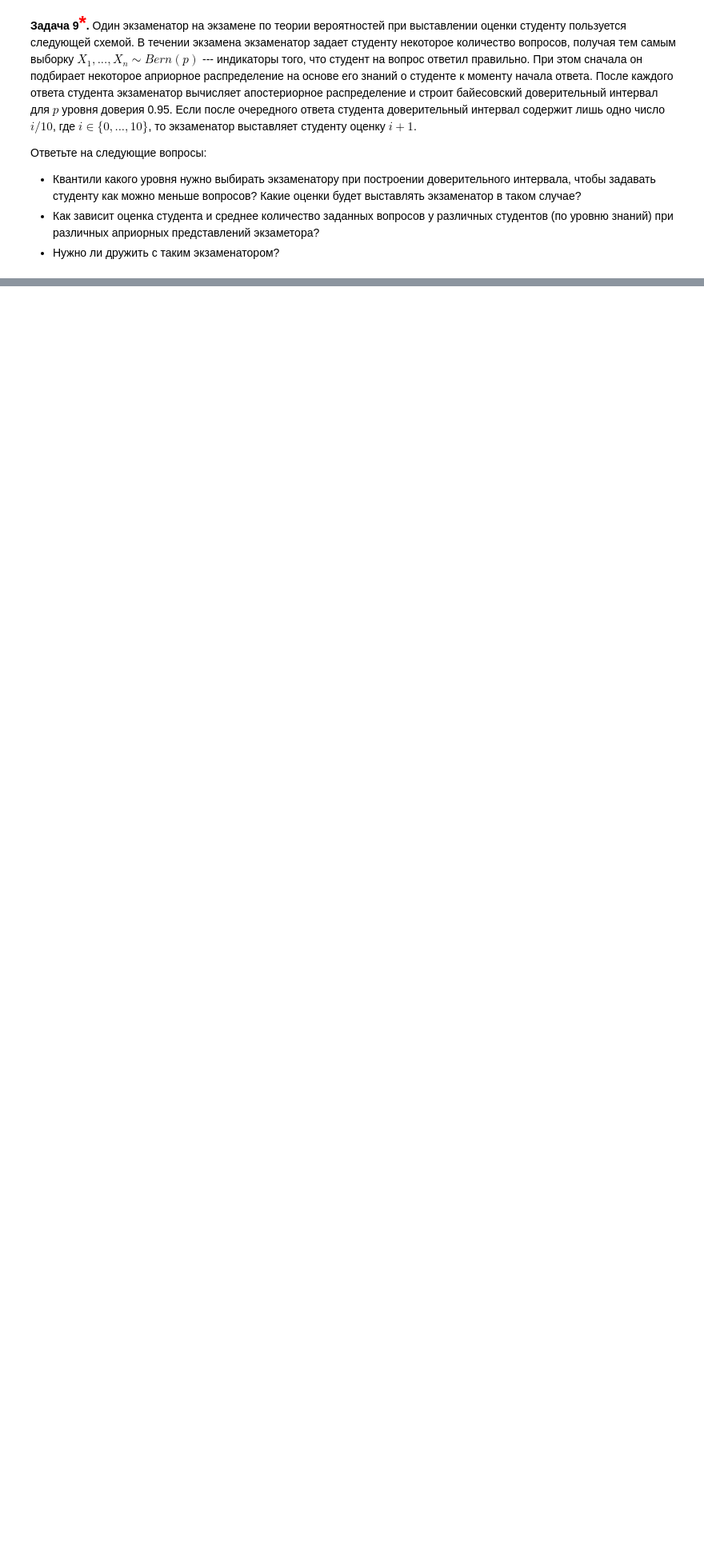
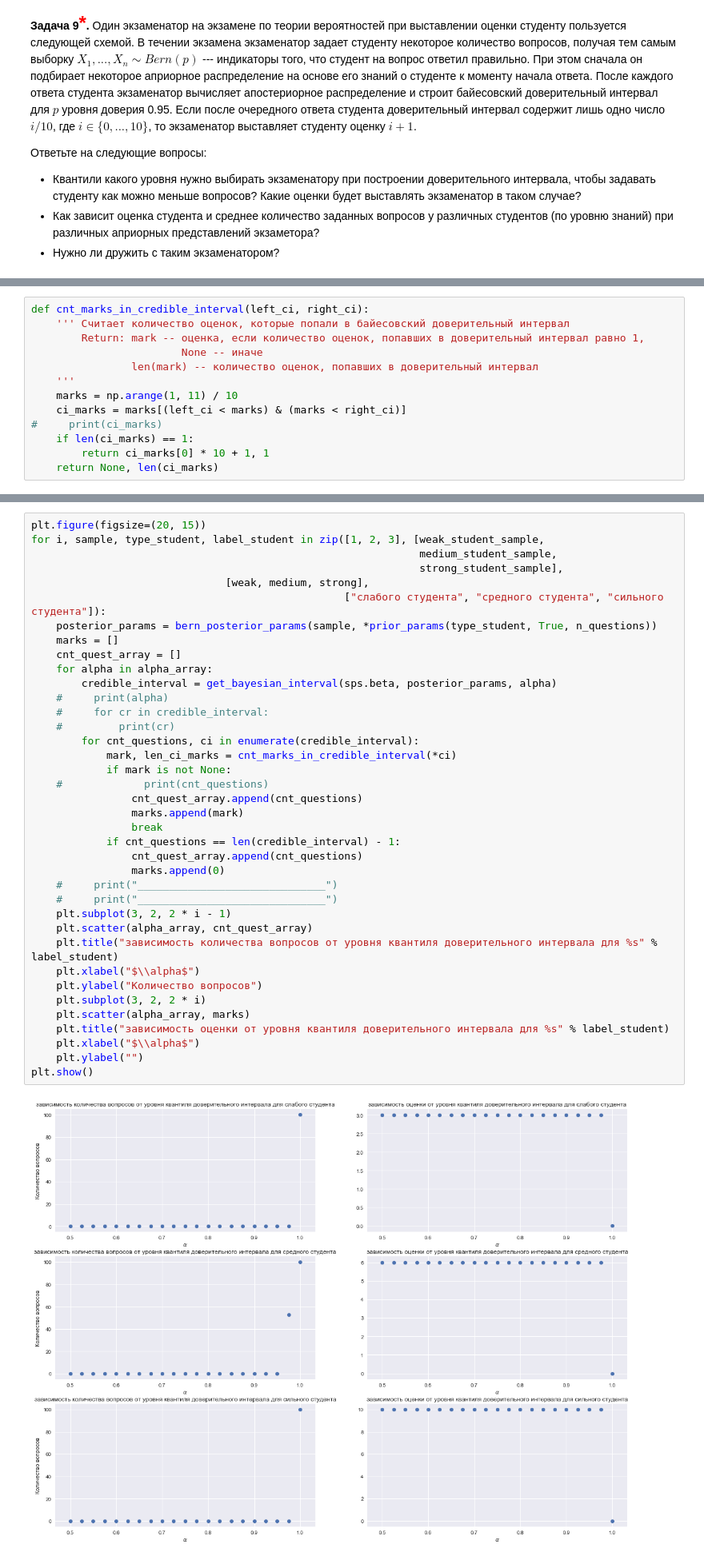
Before and after one commit to ArtemKupriyanov/MIPT-PROGRAMMING, a Jupyter notebook: Math-Stat/4_task/4.92.ipynb, the cells around one changed output, grey strips where cells are left out. Shown at 80% size. Cells and saved outputs as stored; diff of their text form; blank space fills up the shorter version.

```diff
--- a/Math-Stat/4_task/4.92.ipynb
+++ b/Math-Stat/4_task/4.92.ipynb
@@ -616,0 +633,13 @@ draw_estimations(ml=likelihood, distr_class=sps.beta, post_params=bern_posterior
+# %%
+def cnt_marks_in_credible_interval(left_ci, right_ci):
+    ''' Считает количество оценок, которые попали в байесовский доверительный интервал
+        Return: mark -- оценка, если количество оценок, попавших в доверительный интервал равно 1,
+                        None -- иначе
+                len(mark) -- количество оценок, попавших в доверительный интервал
+    '''
+    marks = np.arange(1, 11) / 10
+    ci_marks = marks[(left_ci < marks) & (marks < right_ci)]
+#     print(ci_marks)
+    if len(ci_marks) == 1:
+        return ci_marks[0] * 10 + 1, 1
+    return None, len(ci_marks)
@@ -616,0 +648,40 @@ draw_estimations(ml=likelihood, distr_class=sps.beta, post_params=bern_posterior
+# %%
+plt.figure(figsize=(20, 15))
+for i, sample, type_student, label_student in zip([1, 2, 3], [weak_student_sample,
+                                                              medium_student_sample,
+                                                              strong_student_sample],
+                               [weak, medium, strong],
+                                                  ["слабого студента", "средного студента", "сильного студента"]):
+    posterior_params = bern_posterior_params(sample, *prior_params(type_student, True, n_questions))
+    marks = []
+    cnt_quest_array = []
+    for alpha in alpha_array:
+        credible_interval = get_bayesian_interval(sps.beta, posterior_params, alpha)
+    #     print(alpha)
+    #     for cr in credible_interval:
+    #         print(cr)
+        for cnt_questions, ci in enumerate(credible_interval):
+            mark, len_ci_marks = cnt_marks_in_credible_interval(*ci)
+            if mark is not None:
+    #             print(cnt_questions)
+                cnt_quest_array.append(cnt_questions)
+                marks.append(mark)
+                break
+            if cnt_questions == len(credible_interval) - 1:
+                cnt_quest_array.append(cnt_questions)
+                marks.append(0)
+    #     print("______________________________")
+    #     print("______________________________")
+    plt.subplot(3, 2, 2 * i - 1)
+    plt.scatter(alpha_array, cnt_quest_array)
+    plt.title("зависимость количества вопросов от уровня квантиля доверительного интервала для %s" % label_student)
+    plt.xlabel("$\\alpha$")
+    plt.ylabel("Количество вопросов")
+    plt.subplot(3, 2, 2 * i)
+    plt.scatter(alpha_array, marks)
+    plt.title("зависимость оценки от уровня квантиля доверительного интервала для %s" % label_student)
+    plt.xlabel("$\\alpha$")
+    plt.ylabel("")
+plt.show()
+# %% [output]
+[figure, added]
```
Also changed, not shown: parts of 15 cells of this notebook.
